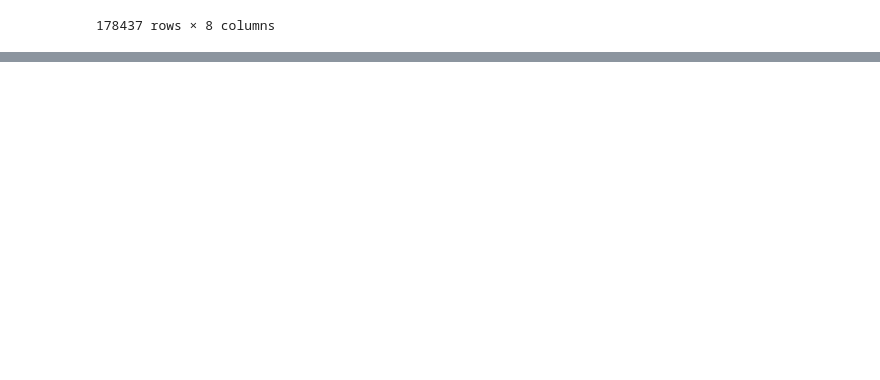
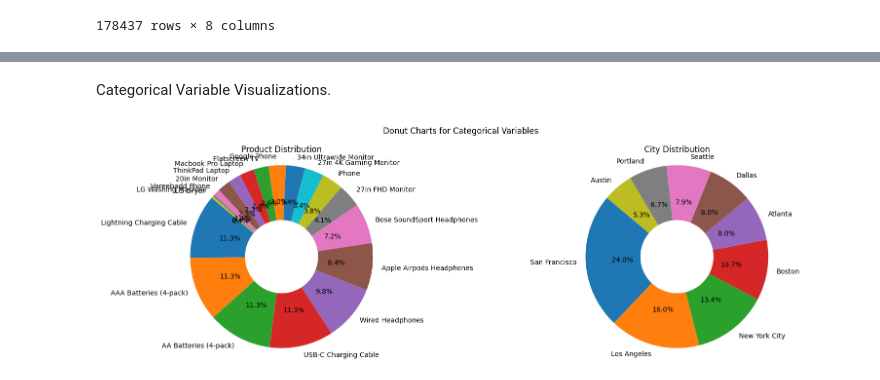
Before and after one commit to SamuelAsong/Comprehensive-Power-BI-Dashboard-for-Sales-Insights, a Jupyter notebook: notebook/sales.ipynb, the cells around one changed output, grey strips where cells are left out. Drawn from its saved outputs; the diff is of its cells as text; code cells hidden in the pictures; blank space fills up the shorter version.

```diff
--- a/notebook/sales.ipynb
+++ b/notebook/sales.ipynb
@@ -967,0 +1052,23 @@ df_unique
+# %% [markdown]
+Categorical Variable Visualizations.
+# %%
+# Define the pairs or threes of categorical columns
+cat_cols_pairs = [
+    ('Product', 'City')
+]
+
+# Plotting donut charts for pairs or threes of categorical variables
+for cols in cat_cols_pairs:
+    fig, axs = plt.subplots(1, len(cols), figsize=(8 * len(cols), 5))
+    fig.suptitle('Donut Charts for Categorical Variables', fontsize=12)
+
+    for i, col in enumerate(cols):
+        data = df_unique[col].value_counts()
+        axs[i].pie(data, labels=data.index, autopct='%1.1f%%', startangle=140, wedgeprops=dict(width=0.6))
+        axs[i].set_title(f'{col} Distribution')
+        axs[i].axis('equal')  # Equal aspect ratio ensures that pie is drawn as a circle.
+
+    plt.tight_layout()
+    plt.show()
+# %% [output]
+[figure, added]
```
Also changed, not shown: parts of 11 cells of this notebook.
